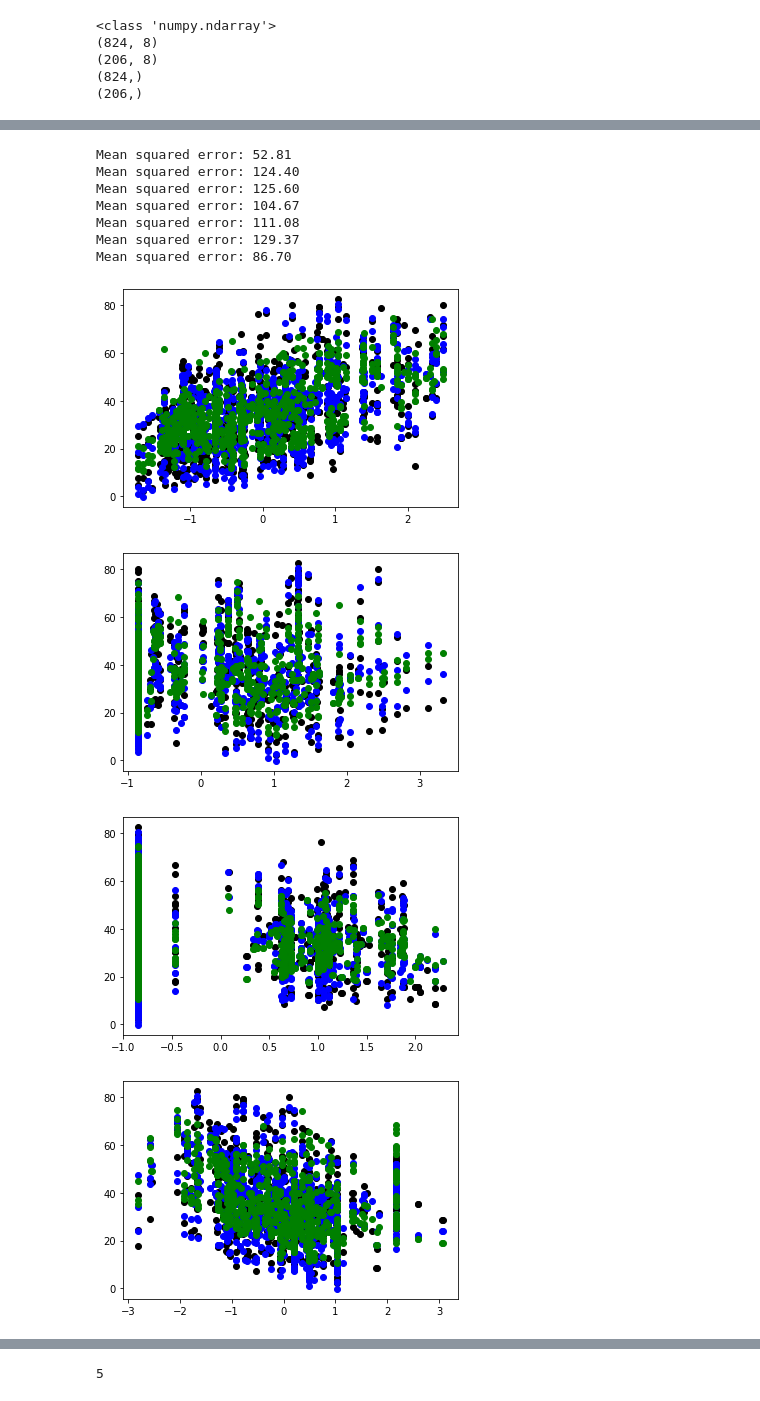
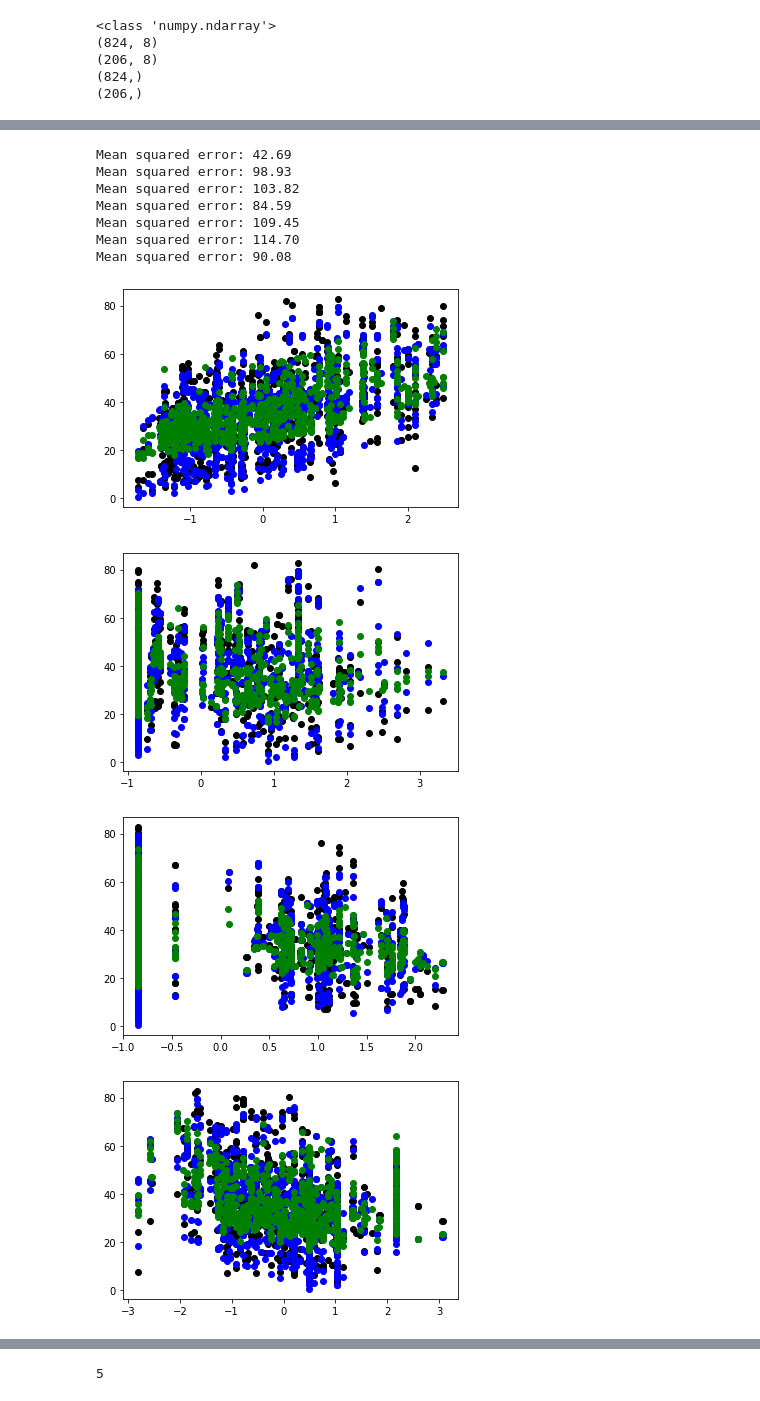
Before and after one commit to Nihal2000/sklearn-dev-0.0, a Jupyter notebook: test_0.3.ipynb, the cells around one changed output, grey strips where cells are left out. Saved outputs shown, nothing was run; the diff lists cells and outputs as text; code cells hidden in the pictures.

```diff
--- a/test_0.3.ipynb
+++ b/test_0.3.ipynb
@@ -113,12 +115,12 @@ print(y_test.shape)
 (824,)
 (206,)
 # %%
-reg1 = ldtr(max_depth= 3)
+reg1 = ldtr(max_depth= 2)
 reg2 = LinearRegression(n_jobs = -1)
-#reg3 = LinearSVR()
+reg3 = LinearSVR()
 reg4 = SVR(kernel = 'rbf')
-reg5 = DecisionTreeRegressor(max_depth = 3, min_samples_leaf= 3, min_samples_split= 6)
-#reg6 = SGDRegressor(n_iter_no_change=250, penalty=None, eta0=0.0001, max_iter=100000)
+reg5 = DecisionTreeRegressor(max_depth = 3)
+reg6 = Lasso()
 reg7 = RandomForestRegressor(max_depth = 3,n_jobs = -1)
 # %%
 reg1.fit(X_train, y_train)
@@ -169,21 +154,21 @@ print('Mean squared error: %.2f'% mean_squared_error(y_test, y_pred5))
 print('Mean squared error: %.2f'% mean_squared_error(y_test, y_pred6))
 print('Mean squared error: %.2f'% mean_squared_error(y_test, y_pred7))
 # %% [output]
-Mean squared error: 52.81
-Mean squared error: 124.40
-Mean squared error: 125.60
-Mean squared error: 104.67
-Mean squared error: 111.08
-Mean squared error: 129.37
-Mean squared error: 86.70
+Mean squared error: 42.69
+Mean squared error: 98.93
+Mean squared error: 103.82
+Mean squared error: 84.59
+Mean squared error: 109.45
+Mean squared error: 114.70
+Mean squared error: 90.08
 # %%
 for i in range(X_train.shape[1]):
     plt.scatter(X_train[:, i], y_train,  color='black')
     plt.scatter(X_train[:, i], reg1.predict(X_train),  color='blue')
-    plt.scatter(X_train[:, i], reg2.predict(X_train),  color='green')
+    plt.scatter(X_train[:, i], reg6.predict(X_train),  color='green')
     plt.show()
 # %% [output]
-[figure, old version]
+[figure, new version]
-[figure, old version]
+[figure, new version]
-[figure, old version]
+[figure, new version]
-[figure, old version]
+[figure, new version]
```
Also changed, not shown: parts of 5 cells of this notebook, 4 other files.
